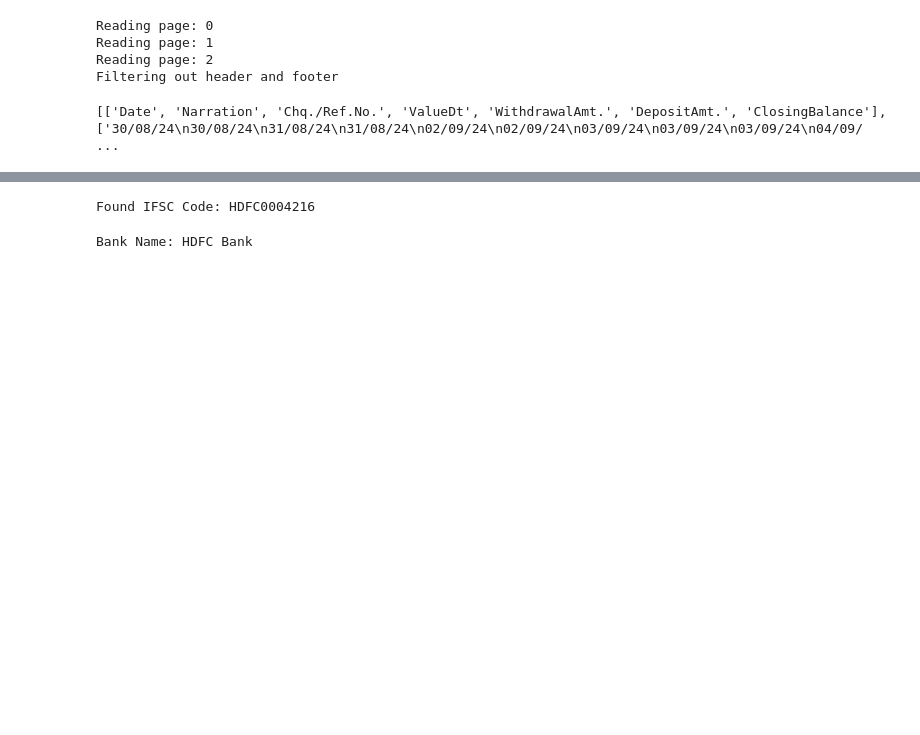
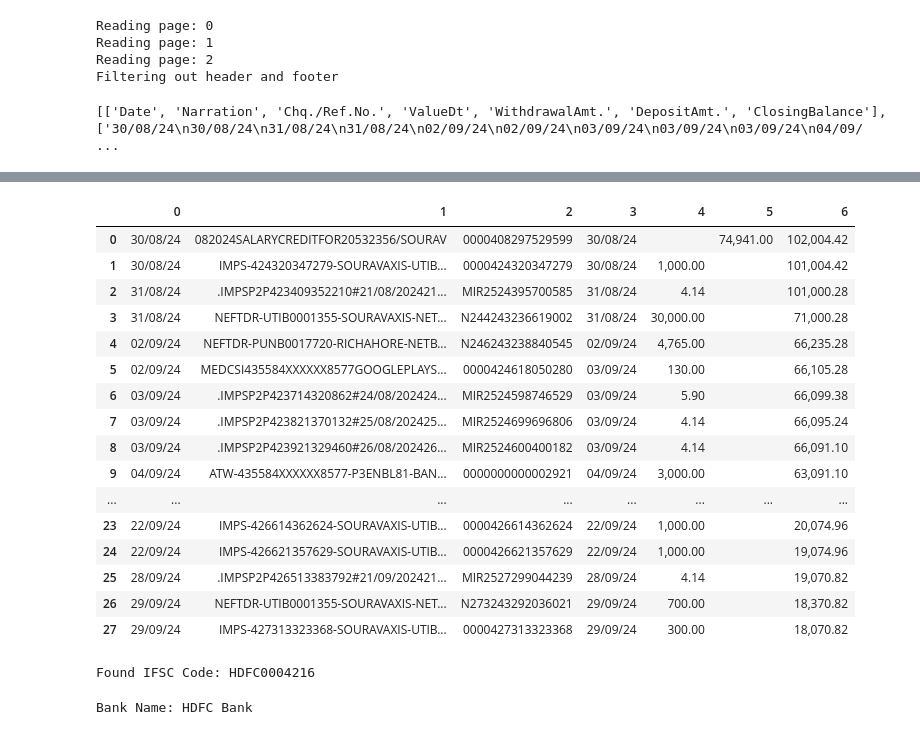
Before and after one commit to Sourav-95/Statement_Parser, a Jupyter notebook: dev3.ipynb, the cells around one changed output, grey strips where cells are left out. Cells and saved outputs as stored; diff of their text form; code cells hidden in the pictures; blank space fills up the shorter version.

```diff
--- a/dev3.ipynb
+++ b/dev3.ipynb
@@ -81,7 +81,7 @@ with contextlib.redirect_stderr(io.StringIO()):
 print('Extracted data:', combined_data)
 
 # Removal of header and footer
-conditions = ['OPENING BALANCE', 'transaction total', 'closing balance', 'Statementof account']
+conditions = ['OPENING BALANCE', 'transaction total', 'closing balance', 'Statementof account', 'From']
 
 print('Filtering out header and footer')
 filtered_list = [
@@ -101,9 +101,7 @@ cleaned_list = [
     for sublist in filtered_data
 ]
 
-# print(f'\nClean Data || Type of Clean Data: {type(cleaned_list)}')
-# for row in cleaned_list:
-#     print(row)
+cleaned_list = [sublist for sublist in cleaned_list if None not in sublist]
 
 # Find the index of the sublist containing 'STATEMENTSUMMARY'
 index_to_cut = None
@@ -146,0 +125,17 @@ cleaned_list
+# %%
+cleaned_list = cleaned_list[1:]
+
+index = 0
+while index < (len(cleaned_list)-1):
+# for index in range(len(cleaned_list)):
+    item = cleaned_list[index][1]
+    if len(cleaned_list[index][1])>len(cleaned_list[index+1][1]):
+        new_particular = cleaned_list[index][1]+cleaned_list[index+1][1]
+        cleaned_list[index][1]=new_particular
+        index+=2
+    else:
+        index+=1
+# %%
+# cleaned_list = [sublist for sublist in cleaned_list if '' not in sublist[0]]
+
+cleaned_list = [sublist for sublist in cleaned_list if sublist[0] != '']
@@ -147,3 +162,23 @@ cleaned_list
+# %%
+pd.DataFrame(cleaned_list)
+# %% [output]
+|  | 0 | 1 | 2 | 3 | 4 | 5 | 6 |
+| 0 | 30/08/24 | 082024SALARYCREDITFOR20532356/SOURAV | 0000408297529599 | 30/08/24 |  | 74,941.00 | 102,004.42 |
+| 1 | 30/08/24 | IMPS-424320347279-SOURAVAXIS-UTIB... | 0000424320347279 | 30/08/24 | 1,000.00 |  | 101,004.42 |
+| 2 | 31/08/24 | .IMPSP2P423409352210#21/08/202421... | MIR2524395700585 | 31/08/24 | 4.14 |  | 101,000.28 |
+| 3 | 31/08/24 | NEFTDR-UTIB0001355-SOURAVAXIS-NET... | N244243236619002 | 31/08/24 | 30,000.00 |  | 71,000.28 |
+| 4 | 02/09/24 | NEFTDR-PUNB0017720-RICHAHORE-NETB... | N246243238840545 | 02/09/24 | 4,765.00 |  | 66,235.28 |
+| 5 | 02/09/24 | MEDCSI435584XXXXXX8577GOOGLEPLAYS... | 0000424618050280 | 03/09/24 | 130.00 |  | 66,105.28 |
+| 6 | 03/09/24 | .IMPSP2P423714320862#24/08/202424... | MIR2524598746529 | 03/09/24 | 5.90 |  | 66,099.38 |
+| 7 | 03/09/24 | .IMPSP2P423821370132#25/08/202425... | MIR2524699696806 | 03/09/24 | 4.14 |  | 66,095.24 |
+| 8 | 03/09/24 | .IMPSP2P423921329460#26/08/202426... | MIR2524600400182 | 03/09/24 | 4.14 |  | 66,091.10 |
+| 9 | 04/09/24 | ATW-435584XXXXXX8577-P3ENBL81-BAN... | 0000000000002921 | 04/09/24 | 3,000.00 |  | 63,091.10 |
+| ... | ... | ... | ... | ... | ... | ... | ... |
+| 23 | 22/09/24 | IMPS-426614362624-SOURAVAXIS-UTIB... | 0000426614362624 | 22/09/24 | 1,000.00 |  | 20,074.96 |
+| 24 | 22/09/24 | IMPS-426621357629-SOURAVAXIS-UTIB... | 0000426621357629 | 22/09/24 | 1,000.00 |  | 19,074.96 |
+| 25 | 28/09/24 | .IMPSP2P426513383792#21/09/202421... | MIR2527299044239 | 28/09/24 | 4.14 |  | 19,070.82 |
+| 26 | 29/09/24 | NEFTDR-UTIB0001355-SOURAVAXIS-NET... | N273243292036021 | 29/09/24 | 700.00 |  | 18,370.82 |
+| 27 | 29/09/24 | IMPS-427313323368-SOURAVAXIS-UTIB... | 0000427313323368 | 29/09/24 | 300.00 |  | 18,070.82 |
 # %%
 """ Find the IFSC CODE """
 input_file = r'input/Acct Statement_XX4725_29092024.pdf'
```
Also changed, not shown: parts of 3 cells of this notebook.
